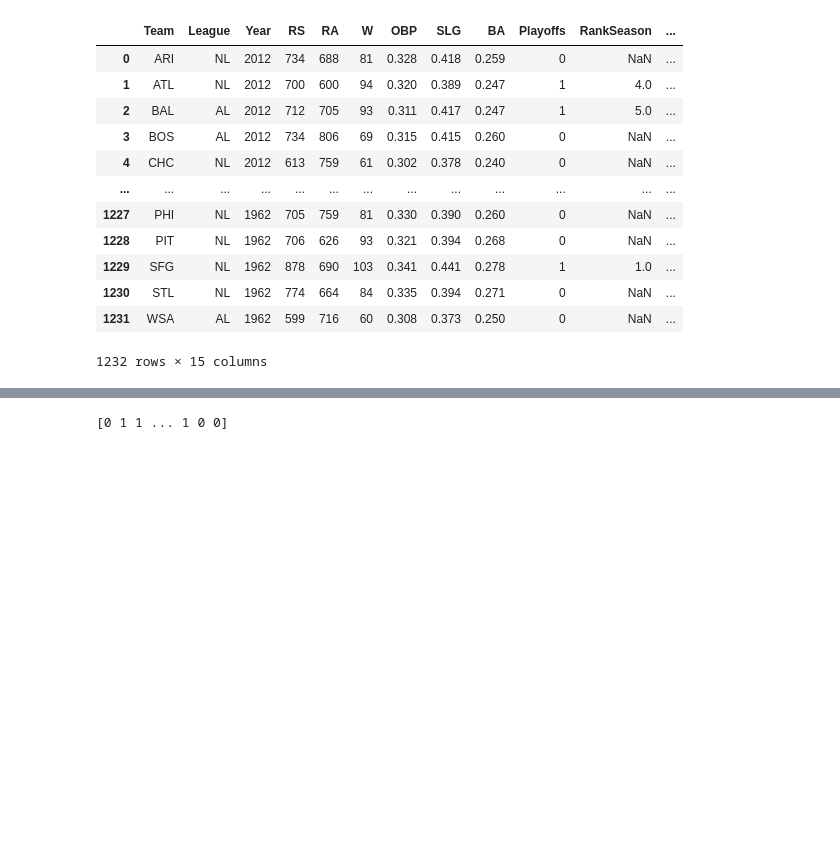
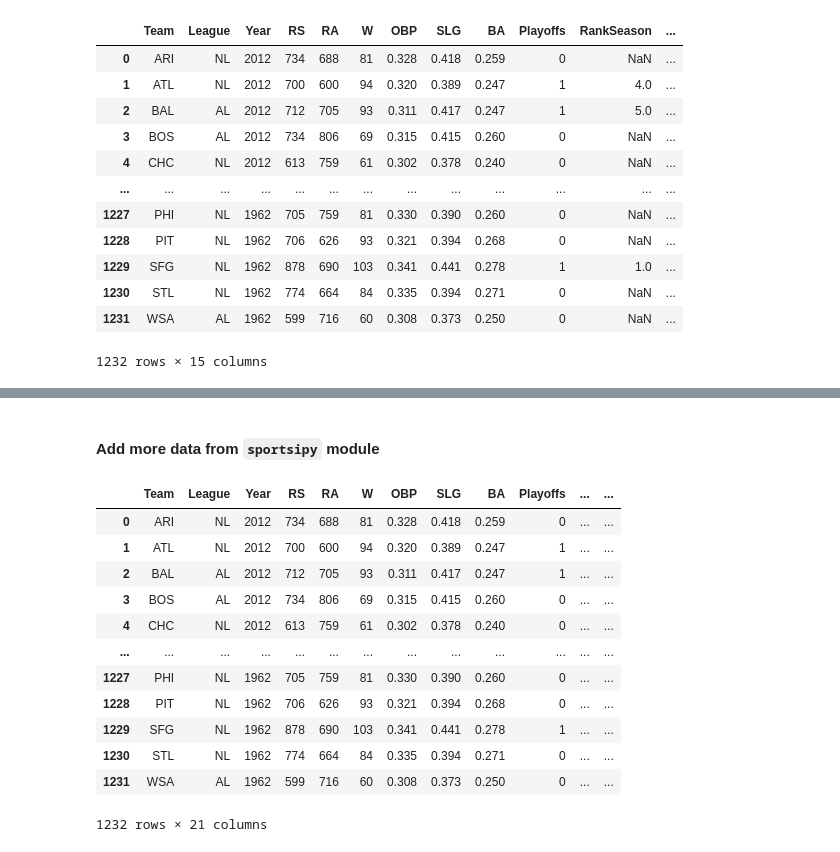
Before and after one commit to rohannakra/Moneyball-Data-Analysis, a Jupyter notebook: main.ipynb, the cells around one changed output, grey strips where cells are left out. Cells and saved outputs as stored; diff of their text form; code cells hidden in the pictures; blank space fills up the shorter version.

```diff
--- a/main.ipynb
+++ b/main.ipynb
@@ -83,4 +40,46 @@ dtype: int64
-# %%
-target = (dataset['Playoffs']).to_numpy()
-# %% [output]
-[0 1 1 ... 1 0 0]
+# %% [markdown]
+#### Add more data from `sportsipy` module
+# %%
+ERA = []
+ERA_PLUS = []
+FIP = []
+HR = []
+RBIs = []
+Ks = []
+
+for row in dataset.index:
+    team = dataset.loc[row]['Team']
+    year = dataset.loc[row]['Year']
+
+    team_object = Teams(year)[team]
+
+    ERA.append(team_object.earned_runs_against)
+    ERA_PLUS.append(team_object.earned_runs_against_plus)
+    FIP.append(team_object.fielding_independent_pitching)
+    HR.append(team_object.home_runs)
+    RBIs.append(team_object.runs_batted_in)
+    Ks.append(team_object.strikeouts)
+
+
+dataset['ERA'] = ERA
+dataset['ERA+'] = ERA_PLUS
+dataset['FIP'] = FIP
+dataset['HR'] = HR
+dataset['RBIs'] = RBIs
+dataset['Ks'] = Ks
+
+display(dataset)
+# %% [output]
+|  | Team | League | Year | RS | RA | W | OBP | SLG | BA | Playoffs | ... | ... |
+| 0 | ARI | NL | 2012 | 734 | 688 | 81 | 0.328 | 0.418 | 0.259 | 0 | ... | ... |
+| 1 | ATL | NL | 2012 | 700 | 600 | 94 | 0.320 | 0.389 | 0.247 | 1 | ... | ... |
+| 2 | BAL | AL | 2012 | 712 | 705 | 93 | 0.311 | 0.417 | 0.247 | 1 | ... | ... |
+| 3 | BOS | AL | 2012 | 734 | 806 | 69 | 0.315 | 0.415 | 0.260 | 0 | ... | ... |
+| 4 | CHC | NL | 2012 | 613 | 759 | 61 | 0.302 | 0.378 | 0.240 | 0 | ... | ... |
+| ... | ... | ... | ... | ... | ... | ... | ... | ... | ... | ... | ... | ... |
+| 1227 | PHI | NL | 1962 | 705 | 759 | 81 | 0.330 | 0.390 | 0.260 | 0 | ... | ... |
+| 1228 | PIT | NL | 1962 | 706 | 626 | 93 | 0.321 | 0.394 | 0.268 | 0 | ... | ... |
+| 1229 | SFG | NL | 1962 | 878 | 690 | 103 | 0.341 | 0.441 | 0.278 | 1 | ... | ... |
+| 1230 | STL | NL | 1962 | 774 | 664 | 84 | 0.335 | 0.394 | 0.271 | 0 | ... | ... |
+| 1231 | WSA | AL | 1962 | 599 | 716 | 60 | 0.308 | 0.373 | 0.250 | 0 | ... | ... |
+1232 rows × 21 columns
```
Also changed, not shown: parts of 12 cells of this notebook.
